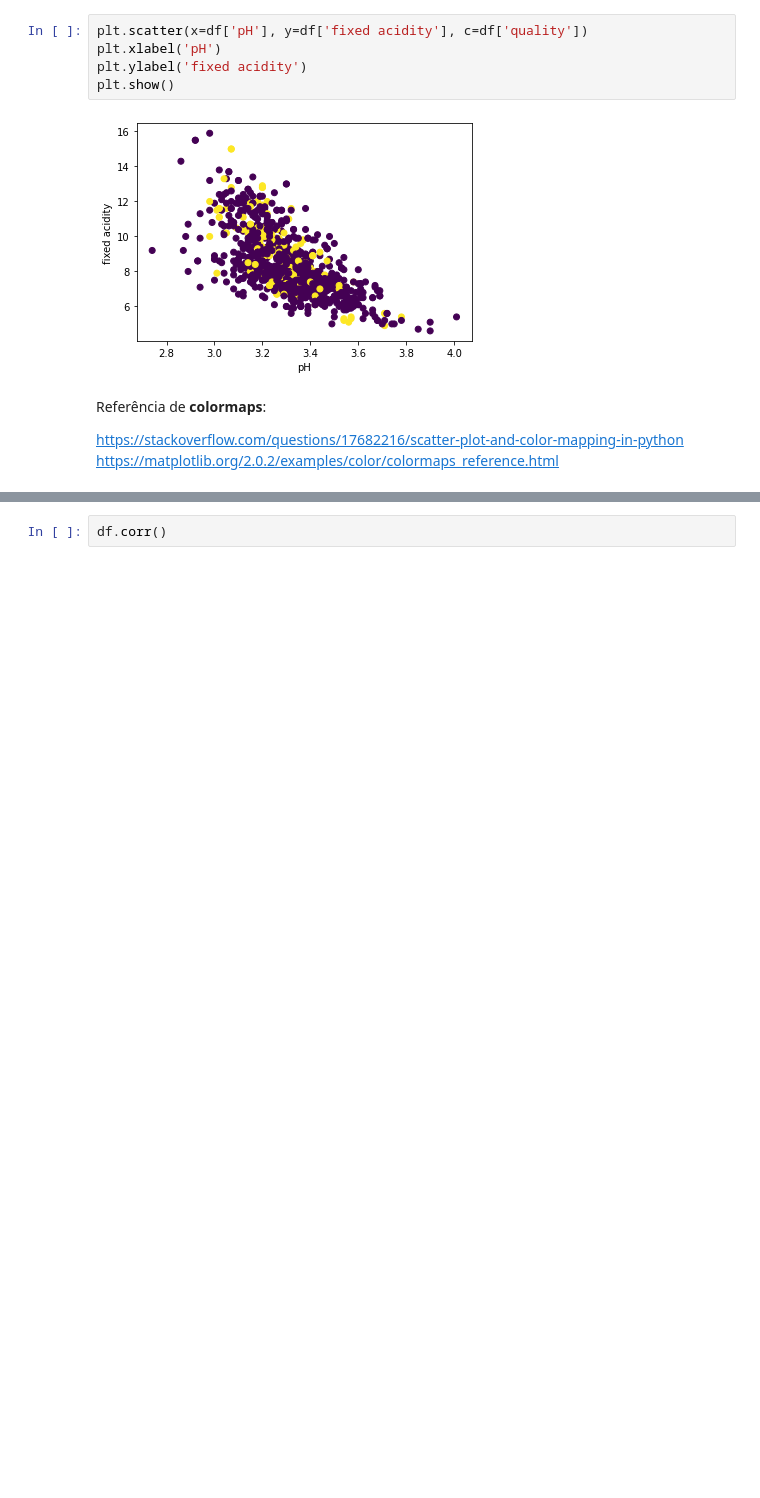
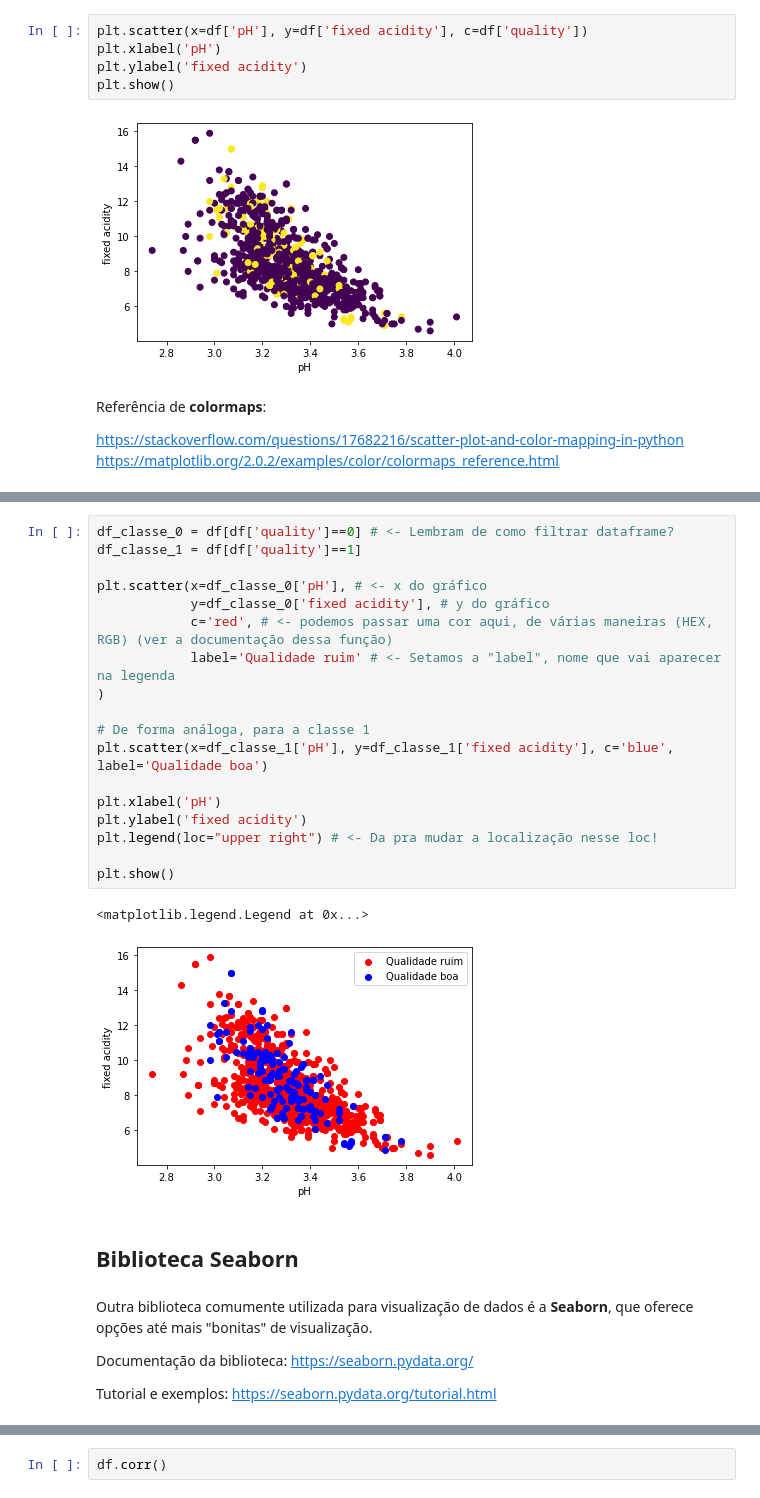
Before and after one commit to samirsaliba/competicao-vinho-minicurso, a Jupyter notebook: visualizacao_dados.ipynb, the cells around one changed output, grey strips where cells are left out. Drawn from its saved outputs; the diff is of its cells as text; blank space fills up the shorter version.

```diff
--- a/visualizacao_dados.ipynb
+++ b/visualizacao_dados.ipynb
@@ -154,0 +166,29 @@ Referência do gráfico de correlação: https://medium.com/@szabo.bibor/how-to-
+# %%
+df_classe_0 = df[df['quality']==0] # <- Lembram de como filtrar dataframe?
+df_classe_1 = df[df['quality']==1]
+
+plt.scatter(x=df_classe_0['pH'], # <- x do gráfico
+            y=df_classe_0['fixed acidity'], # y do gráfico
+            c='red', # <- podemos passar uma cor aqui, de várias maneiras (HEX, RGB) (ver a documentação dessa função)
+            label='Qualidade ruim' # <- Setamos a "label", nome que vai aparecer na legenda
+)
+
+# De forma análoga, para a classe 1
+plt.scatter(x=df_classe_1['pH'], y=df_classe_1['fixed acidity'], c='blue', label='Qualidade boa')
+
+plt.xlabel('pH')
+plt.ylabel('fixed acidity')
+plt.legend(loc="upper right") # <- Da pra mudar a localização nesse loc!
+
+plt.show()
+# %% [output]
+<matplotlib.legend.Legend at 0x...>
+[figure, added]
+# %% [markdown]
+## Biblioteca Seaborn
+# %% [markdown]
+Outra biblioteca comumente utilizada para visualização de dados é a **Seaborn**, que oferece opções até mais "bonitas" de visualização.
+
+Documentação da biblioteca: https://seaborn.pydata.org/
+
+Tutorial e exemplos: https://seaborn.pydata.org/tutorial.html
```
Also changed, not shown: parts of 30 cells of this notebook, 1 other file.
